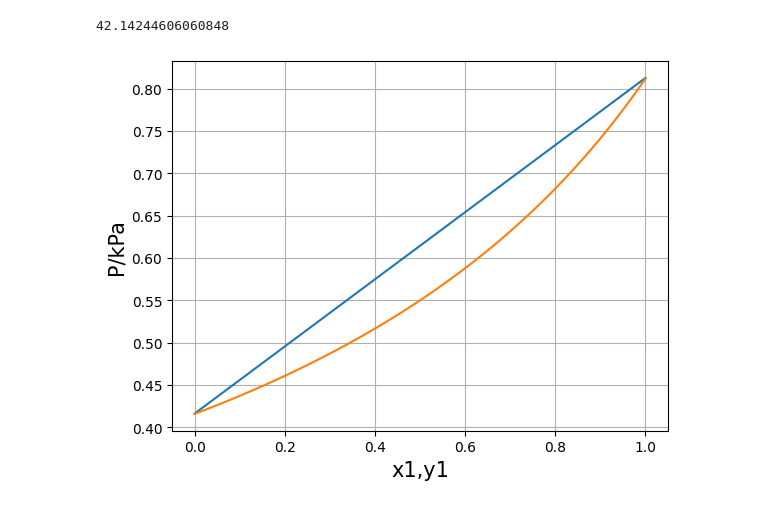
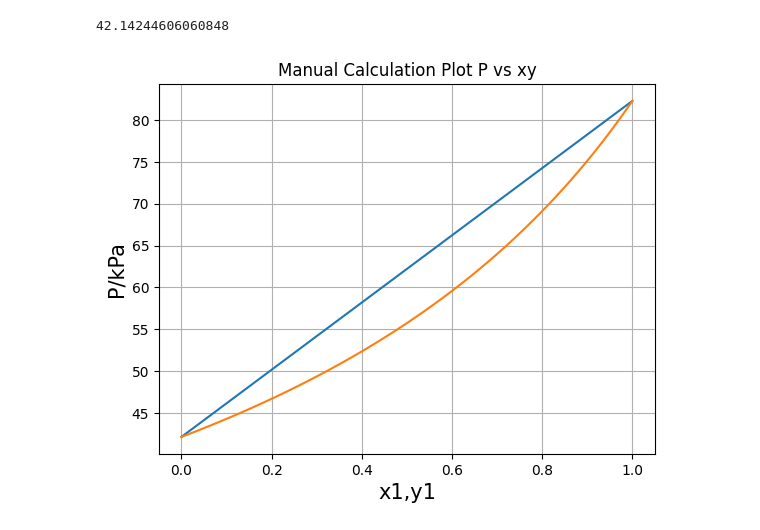
Before and after one commit to virajdesai0309/Python-Practice, a Jupyter notebook: References/07 VLE Using PhasePy.ipynb, the cells around one changed output. Drawn from its saved outputs; the diff is of its cells as text; code cells hidden in the pictures.

```diff
--- a/References/07 VLE Using PhasePy.ipynb
+++ b/References/07 VLE Using PhasePy.ipynb
@@ -32,15 +32,16 @@ Total_Pressure_Dew = 1/(Xl/Psat1(348.15)+X2/Psat2(348.15))
 # %%
 x1 = Xl*Total_Pressure_Dew/Psat1(348.15)
 # %%
-plt.plot(Xl,Total_Pressure/101.235)
-plt.plot(Xl,Total_Pressure_Dew/101.325)
+plt.plot(Xl,Total_Pressure)
+plt.plot(Xl,Total_Pressure_Dew)
 plt.xlabel('x1,y1',fontsize = 15)
 plt.ylabel('P/kPa',fontsize = 15)
+plt.title('Manual Calculation Plot P vs xy')
 # plt.legend()
 plt.grid()
 plt.show()
 # %% [output]
-[figure, old version]
+[figure, new version]
 # %%
 import matplotlib.pyplot as plt
 import pandas as pd
```
Also changed, not shown: parts of 2 cells of this notebook, 1 other file.
